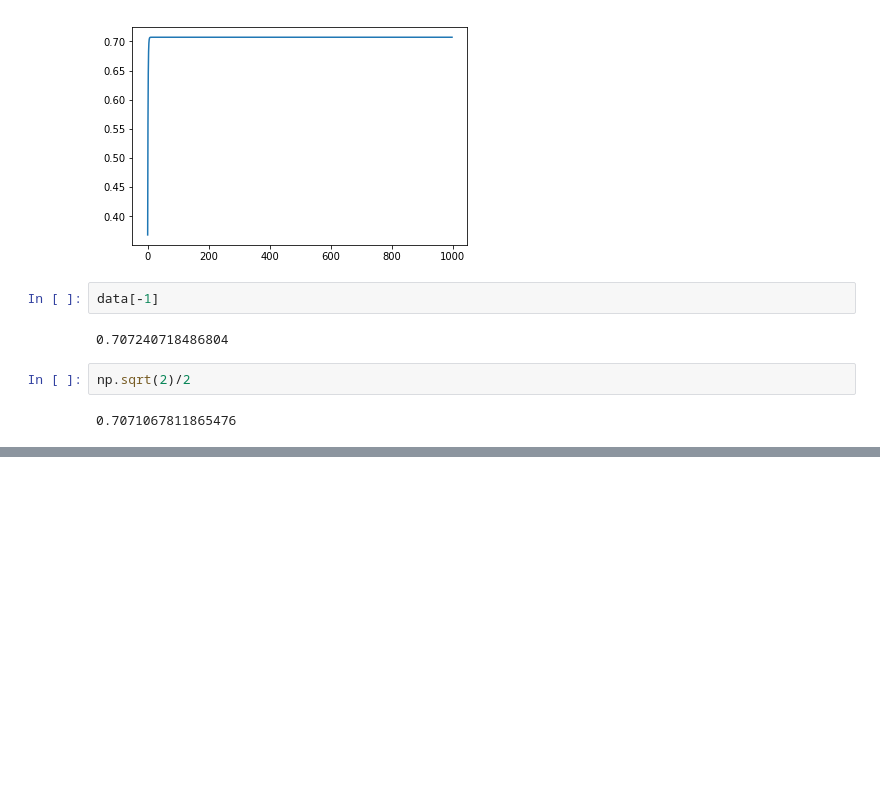
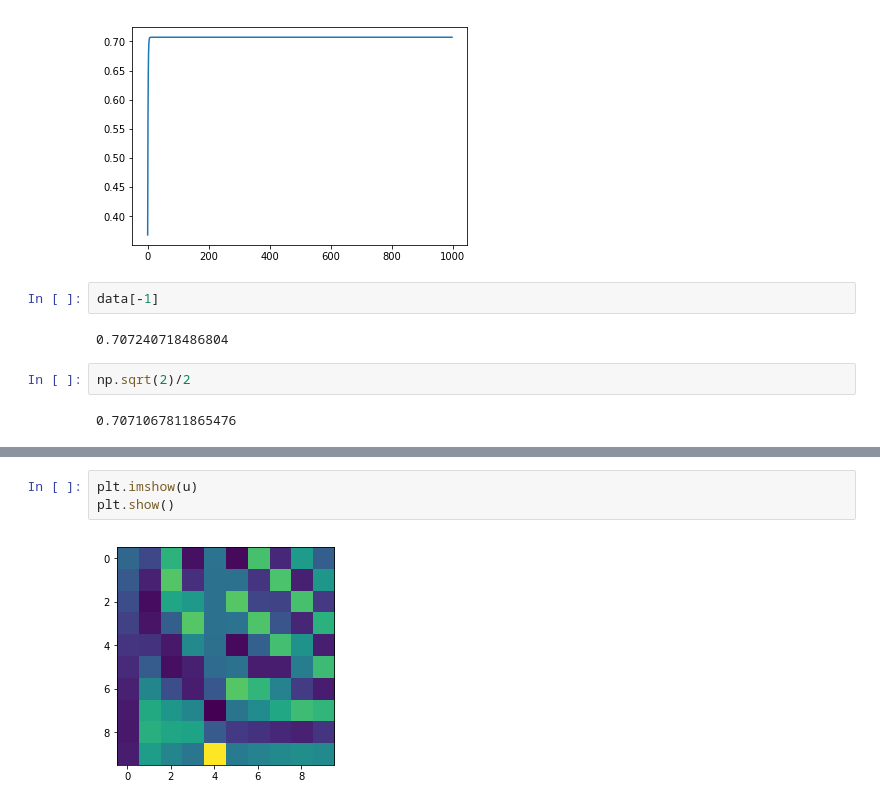
Before and after one commit to JachinShen/supreme-invention, a Jupyter notebook: Untitled.ipynb, the cells around one changed output, grey strips where cells are left out. Cells and saved outputs as stored; diff of their text form; blank space fills up the shorter version.

```diff
--- a/Untitled.ipynb
+++ b/Untitled.ipynb
@@ -47,0 +57,5 @@ np.sqrt(2)/2
+# %%
+plt.imshow(u)
+plt.show()
+# %% [output]
+[figure, added]
```
Also changed, not shown: parts of 8 cells of this notebook, 12 other files.
